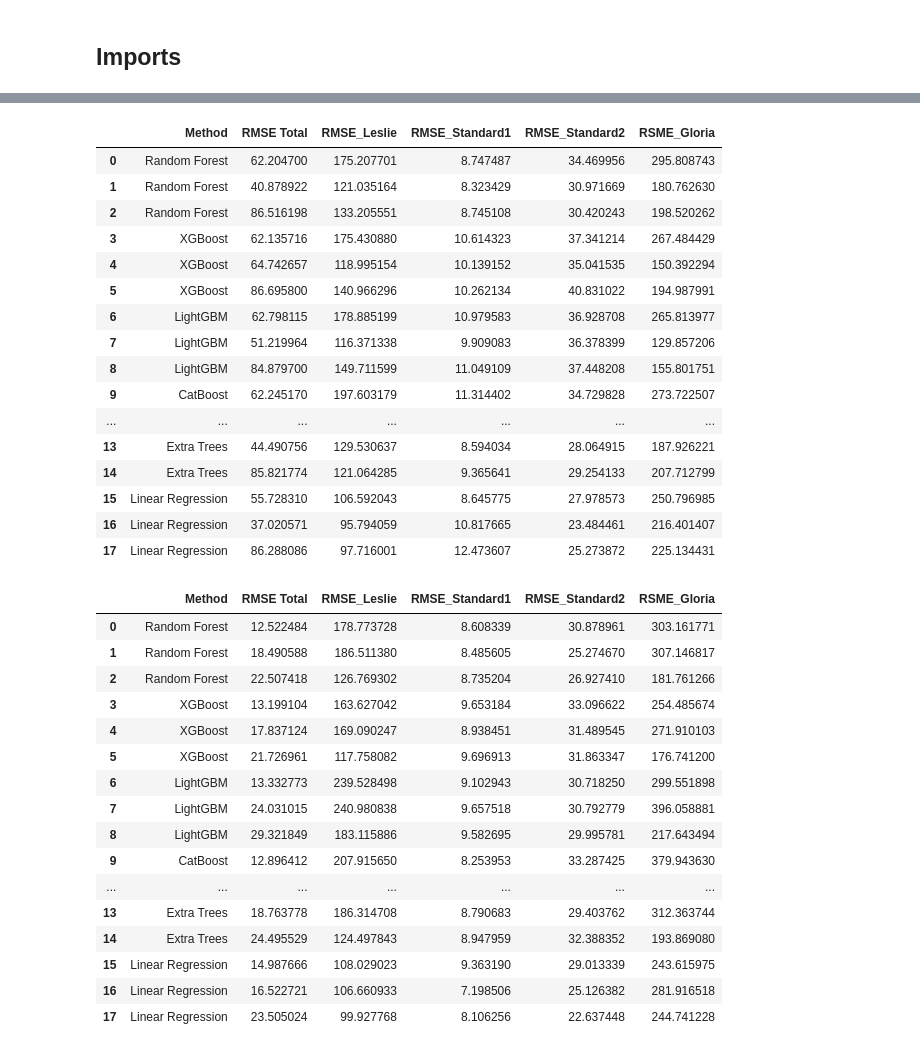
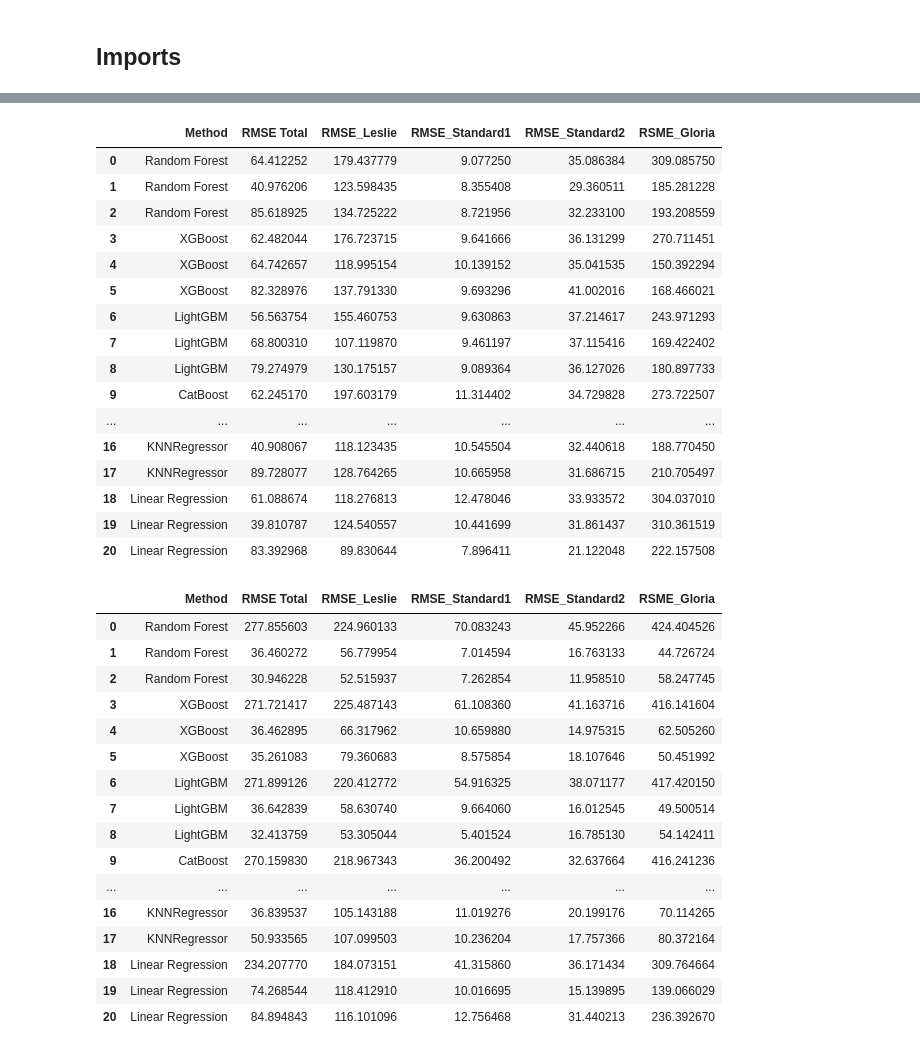
Before and after one commit to FabianUB/CodiTFG, a Jupyter notebook: Results.ipynb, the cells around one changed output, grey strips where cells are left out. Saved outputs shown, nothing was run; the diff lists cells and outputs as text; code cells hidden in the pictures.

```diff
--- a/Results.ipynb
+++ b/Results.ipynb
@@ -42,6 +42,8 @@ from sklearn.ensemble import RandomForestRegressor, ExtraTreesRegressor
 from yellowbrick.model_selection import FeatureImportances
 from sklearn.linear_model import LinearRegression
 # %%
-pathAlt = "Resultats/GridSearchManual/AltTer/"
-pathBaix = "Resultats/GridSearchManual/BaixTer/"
+pathAltDynamic = "Resultats/GridSearchManual/AltTer/Dynamic Test/"
+pathBaixDynamic = "Resultats/GridSearchManual/BaixTer/Dynamic Test/"
+pathAltStatic = "Resultats/GridSearchManual/AltTer/Static Test/"
+pathBaixStatic = "Resultats/GridSearchManual/BaixTer/Static Test/"
 # %% [markdown]
@@ -49,10 +51,7 @@ pathBaix = "Resultats/GridSearchManual/BaixTer/"
 # %%
-normal = pd.read_csv(pathAlt + 'DfAltTerNormalResults.csv',index_col=0)
-anomaliesPerPrecipitacions = pd.read_csv(pathAlt + 'DfAltTerAnomaliesPrecipitacionsResults.csv',index_col=0)
-anomaliesPerCabal = pd.read_csv(pathAlt + 'DfAltTerAnomaliesCabalResults.csv',index_col=0)
-anomaliesPerPrecipitacionsMedian = pd.read_csv(pathAlt + 'DfAltTerAnomaliesPrecipitacionsMedianResults.csv',index_col=0)
-smogn = pd.read_csv(pathAlt + 'DfAltTerAnomaliesSMOGNResults.csv',index_col=0)
-standard = pd.read_csv(pathAlt + 'DfAltTerStandardResults.csv',index_col=0)
+normal = pd.read_csv(pathAltDynamic + 'AltTer-Normal-Dynamic.csv',index_col=0)
+anomalies = pd.read_csv(pathAltDynamic + 'AltTer-Precipitacions-Dynamic.csv',index_col=0)
+smogn = pd.read_csv(pathAltDynamic + 'AltTer-SMOGN-Dynamic.csv',index_col=0)
 # %%
 normal
 # %% [output]
@@ -76,40 +75,40 @@ normal
 # %%
-anomaliesPerPrecipitacions
+anomalies
 # %% [output]
 |  | Method | RMSE Total | RMSE_Leslie | RMSE_Standard1 | RMSE_Standard2 | RSME_Gloria |
-| 0 | Random Forest | 62.204700 | 175.207701 | 8.747487 | 34.469956 | 295.808743 |
-| 1 | Random Forest | 40.878922 | 121.035164 | 8.323429 | 30.971669 | 180.762630 |
-| 2 | Random Forest | 86.516198 | 133.205551 | 8.745108 | 30.420243 | 198.520262 |
-| 3 | XGBoost | 62.135716 | 175.430880 | 10.614323 | 37.341214 | 267.484429 |
+| 0 | Random Forest | 64.412252 | 179.437779 | 9.077250 | 35.086384 | 309.085750 |
+| 1 | Random Forest | 40.976206 | 123.598435 | 8.355408 | 29.360511 | 185.281228 |
+| 2 | Random Forest | 85.618925 | 134.725222 | 8.721956 | 32.233100 | 193.208559 |
+| 3 | XGBoost | 62.482044 | 176.723715 | 9.641666 | 36.131299 | 270.711451 |
 | 4 | XGBoost | 64.742657 | 118.995154 | 10.139152 | 35.041535 | 150.392294 |
-| 5 | XGBoost | 86.695800 | 140.966296 | 10.262134 | 40.831022 | 194.987991 |
-| 6 | LightGBM | 62.798115 | 178.885199 | 10.979583 | 36.928708 | 265.813977 |
-| 7 | LightGBM | 51.219964 | 116.371338 | 9.909083 | 36.378399 | 129.857206 |
-| 8 | LightGBM | 84.879700 | 149.711599 | 11.049109 | 37.448208 | 155.801751 |
+| 5 | XGBoost | 82.328976 | 137.791330 | 9.693296 | 41.002016 | 168.466021 |
+| 6 | LightGBM | 56.563754 | 155.460753 | 9.630863 | 37.214617 | 243.971293 |
+| 7 | LightGBM | 68.800310 | 107.119870 | 9.461197 | 37.115416 | 169.422402 |
+| 8 | LightGBM | 79.274979 | 130.175157 | 9.089364 | 36.127026 | 180.897733 |
 | 9 | CatBoost | 62.245170 | 197.603179 | 11.314402 | 34.729828 | 273.722507 |
 | ... | ... | ... | ... | ... | ... | ... |
-| 13 | Extra Trees | 44.490756 | 129.530637 | 8.594034 | 28.064915 | 187.926221 |
-| 14 | Extra Trees | 85.821774 | 121.064285 | 9.365641 | 29.254133 | 207.712799 |
-| 15 | Linear Regression | 55.728310 | 106.592043 | 8.645775 | 27.978573 | 250.796985 |
-| 16 | Linear Regression | 37.020571 | 95.794059 | 10.817665 | 23.484461 | 216.401407 |
-| 17 | Linear Regression | 86.288086 | 97.716001 | 12.473607 | 25.273872 | 225.134431 |
+| 16 | KNNRegressor | 40.908067 | 118.123435 | 10.545504 | 32.440618 | 188.770450 |
+| 17 | KNNRegressor | 89.728077 | 128.764265 | 10.665958 | 31.686715 | 210.705497 |
+| 18 | Linear Regression | 61.088674 | 118.276813 | 12.478046 | 33.933572 | 304.037010 |
+| 19 | Linear Regression | 39.810787 | 124.540557 | 10.441699 | 31.861437 | 310.361519 |
+| 20 | Linear Regression | 83.392968 | 89.830644 | 7.896411 | 21.122048 | 222.157508 |
 # %%
-anomaliesPerCabal
+smogn
 # %% [output]
 |  | Method | RMSE Total | RMSE_Leslie | RMSE_Standard1 | RMSE_Standard2 | RSME_Gloria |
-| 0 | Random Forest | 12.522484 | 178.773728 | 8.608339 | 30.878961 | 303.161771 |
-| 1 | Random Forest | 18.490588 | 186.511380 | 8.485605 | 25.274670 | 307.146817 |
-| 2 | Random Forest | 22.507418 | 126.769302 | 8.735204 | 26.927410 | 181.761266 |
-| 3 | XGBoost | 13.199104 | 163.627042 | 9.653184 | 33.096622 | 254.485674 |
-| 4 | XGBoost | 17.837124 | 169.090247 | 8.938451 | 31.489545 | 271.910103 |
-| 5 | XGBoost | 21.726961 | 117.758082 | 9.696913 | 31.863347 | 176.741200 |
-| 6 | LightGBM | 13.332773 | 239.528498 | 9.102943 | 30.718250 | 299.551898 |
-| 7 | LightGBM | 24.031015 | 240.980838 | 9.657518 | 30.792779 | 396.058881 |
-| 8 | LightGBM | 29.321849 | 183.115886 | 9.582695 | 29.995781 | 217.643494 |
-| 9 | CatBoost | 12.896412 | 207.915650 | 8.253953 | 33.287425 | 379.943630 |
+| 0 | Random Forest | 277.855603 | 224.960133 | 70.083243 | 45.952266 | 424.404526 |
+| 1 | Random Forest | 36.460272 | 56.779954 | 7.014594 | 16.763133 | 44.726724 |
+| 2 | Random Forest | 30.946228 | 52.515937 | 7.262854 | 11.958510 | 58.247745 |
+| 3 | XGBoost | 271.721417 | 225.487143 | 61.108360 | 41.163716 | 416.141604 |
+| 4 | XGBoost | 36.462895 | 66.317962 | 10.659880 | 14.975315 | 62.505260 |
+| 5 | XGBoost | 35.261083 | 79.360683 | 8.575854 | 18.107646 | 50.451992 |
+| 6 | LightGBM | 271.899126 | 220.412772 | 54.916325 | 38.071177 | 417.420150 |
+| 7 | LightGBM | 36.642839 | 58.630740 | 9.664060 | 16.012545 | 49.500514 |
+| 8 | LightGBM | 32.413759 | 53.305044 | 5.401524 | 16.785130 | 54.142411 |
+| 9 | CatBoost | 270.159830 | 218.967343 | 36.200492 | 32.637664 | 416.241236 |
 | ... | ... | ... | ... | ... | ... | ... |
-| 13 | Extra Trees | 18.763778 | 186.314708 | 8.790683 | 29.403762 | 312.363744 |
-| 14 | Extra Trees | 24.495529 | 124.497843 | 8.947959 | 32.388352 | 193.869080 |
-| 15 | Linear Regression | 14.987666 | 108.029023 | 9.363190 | 29.013339 | 243.615975 |
-| 16 | Linear Regression | 16.522721 | 106.660933 | 7.198506 | 25.126382 | 281.916518 |
-| 17 | Linear Regression | 23.505024 | 99.927768 | 8.106256 | 22.637448 | 244.741228 |
+| 16 | KNNRegressor | 36.839537 | 105.143188 | 11.019276 | 20.199176 | 70.114265 |
+| 17 | KNNRegressor | 50.933565 | 107.099503 | 10.236204 | 17.757366 | 80.372164 |
+| 18 | Linear Regression | 234.207770 | 184.073151 | 41.315860 | 36.171434 | 309.764664 |
+| 19 | Linear Regression | 74.268544 | 118.412910 | 10.016695 | 15.139895 | 139.066029 |
+| 20 | Linear Regression | 84.894843 | 116.101096 | 12.756468 | 31.440213 | 236.392670 |
```
Also changed, not shown: parts of 39 cells of this notebook.
